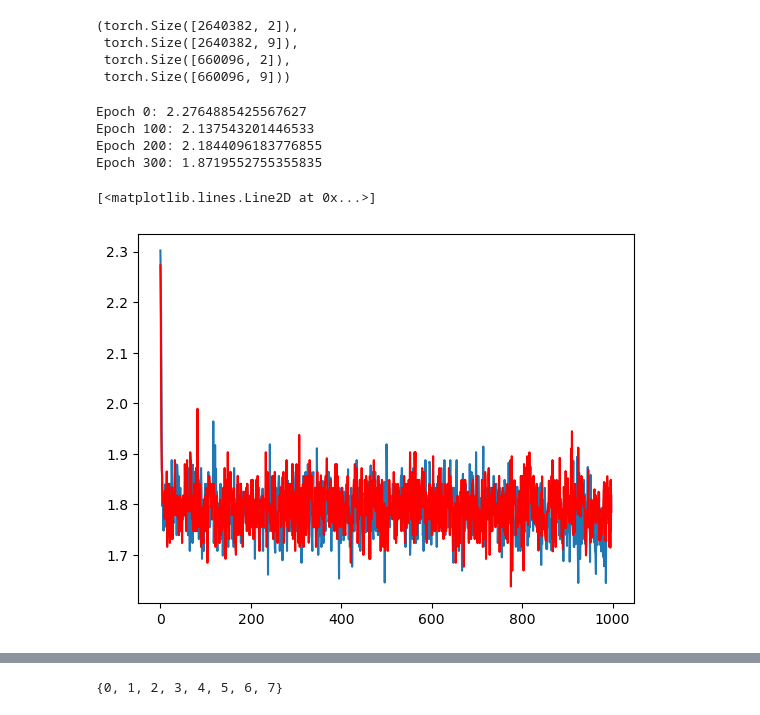
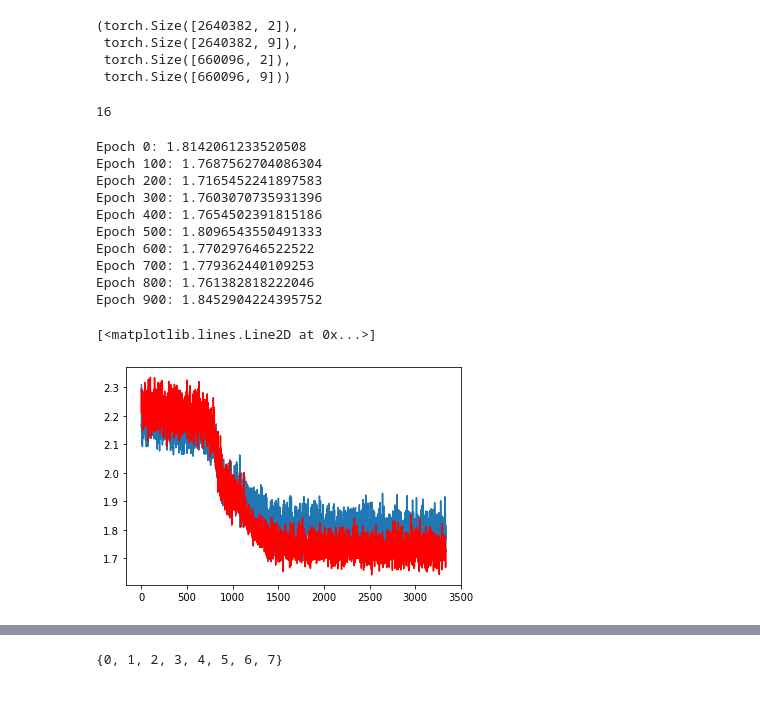
Before and after one commit to tommy-mor/tf2demopredictor, a Jupyter notebook: class_classifier/graph_mouse.ipynb, the cells around one changed output, grey strips where cells are left out. Drawn from its saved outputs; the diff is of its cells as text; code cells hidden in the pictures.

Commit message:
some changes, added validation demo

```diff
--- a/class_classifier/graph_mouse.ipynb
+++ b/class_classifier/graph_mouse.ipynb
@@ -24,10 +26,10 @@ classes = data[1].unique()
 ctoi = {c: i for i, c in enumerate(classes)}
 itoc = {i: c for i, c in enumerate(classes)}
 
-X = torch.tensor(data[[2, 3]].values).float()
+X = torch.tensor(data[[2, 3]].values).float().to('cuda')
 
 #Y = torch.tensor([ctoi[c] for c in data[1]]).float()
-Y = torch.nn.functional.one_hot(torch.tensor([ctoi[c] for c in data[1]]), len(classes)).float()
+Y = torch.nn.functional.one_hot(torch.tensor([ctoi[c] for c in data[1]]), len(classes)).float().to('cuda')
 ctoi, itoc
 # %% [output]
 ({' sniper': 0,
@@ -81,8 +83,8 @@ X_train.shape, Y_train.shape, X_test.shape, Y_test.shape
  torch.Size([660096, 2]),
  torch.Size([660096, 9]))
 # %%
-block_size = 66 * 15
-batch_size = 128
+block_size = 66 * 5
+batch_size = 64
 
 # grab random blocks of data from the training set
 def get_time_series_batches(data, labels, batch_size, window_size):
@@ -144,17 +143,23 @@ optimizer = torch.optim.Adam(net.parameters(), lr=0.0001)
 # %%
 losses = []
 validation_losses = []
+# %%
+import gc
+torch.cuda.empty_cache()
+gc.collect()
+# %% [output]
+16
 # %%
-optimizer.lr = 0.0001
+optimizer.lr = 0.001
 for epoch in range(1000):
     optimizer.zero_grad()
     X_batch, Y_batch = get_time_series_batches(X_train, Y_train, batch_size, block_size)
     Y_pred = net(X_batch)
     Y_batch = Y_batch[:, -1, :]
-    #Y_pred = Y_pred.view(-1, Y.shape[1])
+    #print(Y_batch.shape, Y_pred.shape)
+    Y_pred = Y_pred.view(-1, Y.shape[1])
 
 
-    #print(X_batch.shape, Y_batch.shape, Y_pred.shape)
     l = loss(Y_pred, Y_batch)
     l.backward()
     optimizer.step()
@@ -162,30 +167,35 @@ for epoch in range(1000):
     if epoch % 100 == 0:
         print(f'Epoch {epoch}: {l.item()}')
 
-    #print(Y_batch[:, :].argmax(dim=1).unique())
     with torch.no_grad():
         X_batch, Y_batch = get_time_series_batches(X_test, Y_test, batch_size, block_size)
         Y_pred = net(X_batch)
        # print(Y_pred.shape, Y_batch.shape)
-        #Y_pred = Y_pred.view(-1, Y.shape[1])
-        Y_batch = Y_batch[:, -1, :]
+        Y_pred = Y_pred.view(-1, Y.shape[1])
+        Y_batch = Y_batch[:, -1, :].squeeze(1)
         #print(Y_pred.shape, Y_batch.shape)
 
         #Y_batch = Y_batch[:, 0, :]
         l = loss(Y_pred, Y_batch)
         validation_losses.append(l.item())
 # %% [output]
-Epoch 0: 2.2764885425567627
-Epoch 100: 2.137543201446533
-Epoch 200: 2.1844096183776855
-Epoch 300: 1.8719552755355835
+Epoch 0: 1.8142061233520508
+Epoch 100: 1.7687562704086304
+Epoch 200: 1.7165452241897583
+Epoch 300: 1.7603070735931396
+Epoch 400: 1.7654502391815186
+Epoch 500: 1.8096543550491333
+Epoch 600: 1.770297646522522
+Epoch 700: 1.779362440109253
+Epoch 800: 1.761382818222046
+Epoch 900: 1.8452904224395752
 # %%
 from matplotlib import pyplot as plt
-plt.plot(torch.tensor(losses).reshape(-1,1).mean(dim=(1)), label='loss')
-plt.plot(torch.tensor(validation_losses).reshape(-1,1).mean(dim=(1)), label='vloss', color='red')
+plt.plot(torch.tensor(losses).view(-1,1).mean(dim=(1)), label='loss')
+plt.plot(torch.tensor(validation_losses).view(-1,1).mean(dim=(1)), label='vloss', color='red')
 # %% [output]
 [<matplotlib.lines.Line2D at 0x...>]
-[figure, old version]
+[figure, new version]
 # %%
 #print(net(validation_x[1:2, :, :]), validation_y[1:2, 0, :])
 print(net(validation_x[1:2, :, :]))
```
Also changed, not shown: parts of 7 cells of this notebook, 1 other file.
